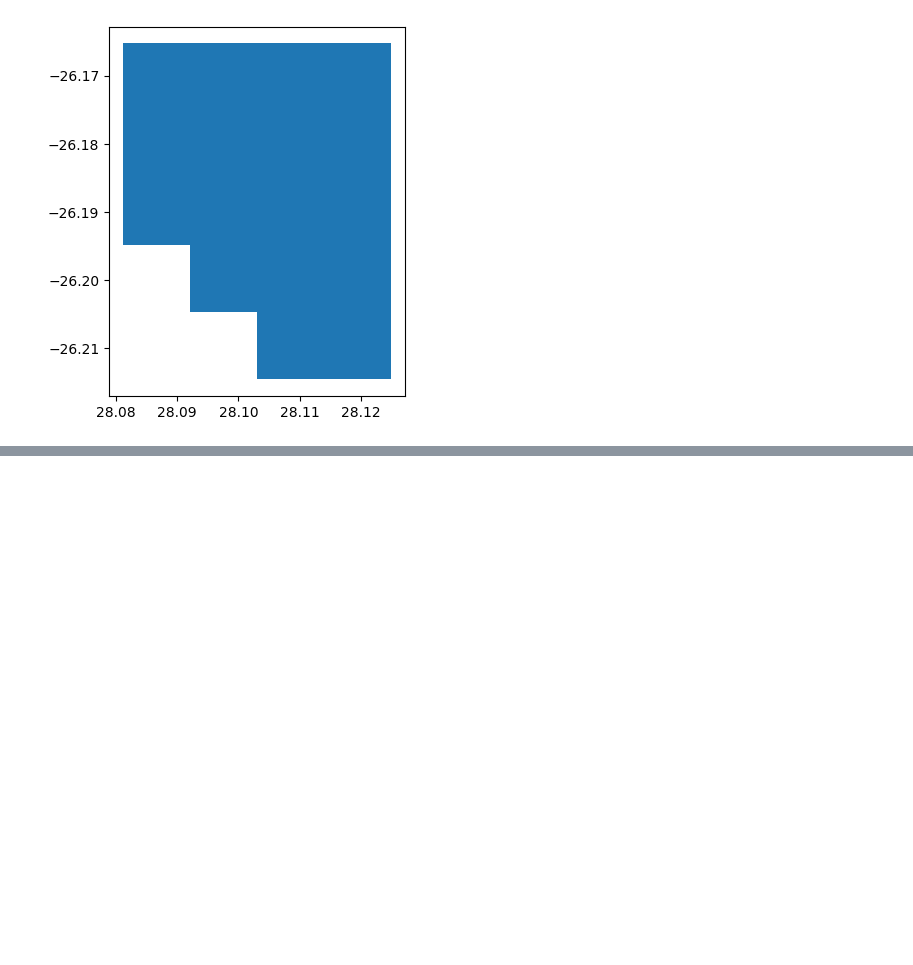
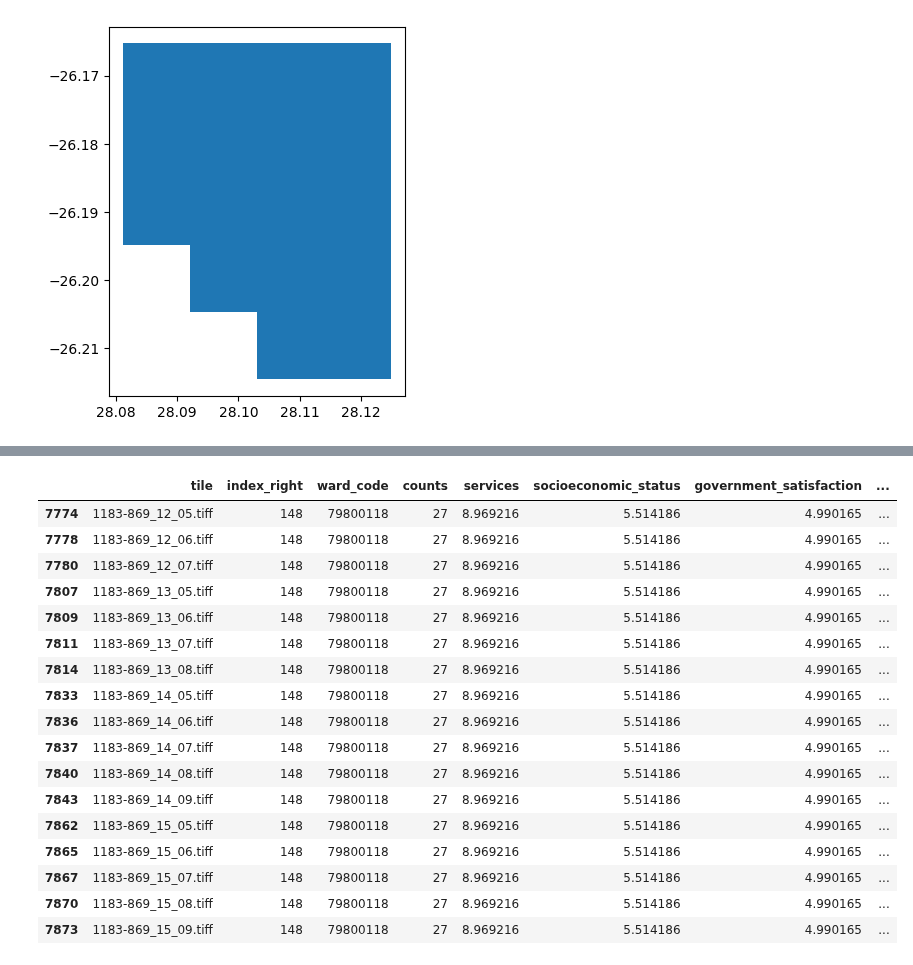
Before and after one commit to Emily-RoseSteyn/measuring-quality-of-life-gauteng, a Jupyter notebook: notebooks/sandbox.ipynb, the cells around one changed output, grey strips where cells are left out. Cells and saved outputs as stored; diff of their text form; code cells hidden in the pictures; blank space fills up the shorter version.

```diff
--- a/notebooks/sandbox.ipynb
+++ b/notebooks/sandbox.ipynb
@@ -101,0 +104,3 @@ join_left_df.plot()
+# %%
+full_output = gpd.read_file("outputs/matched/gauteng-qol-cluster-tiles.geojson")
+full_output
@@ -101,0 +121,22 @@ join_left_df.plot()
+# %%
+kensington_matched = full_output[full_output["ward_code"]=="79800118"]
+kensington_matched
+# %% [output]
+|  | tile | index_right | ward_code | counts | services | socioeconomic_status | government_satisfaction | ... |
+| 7774 | 1183-869_12_05.tiff | 148 | 79800118 | 27 | 8.969216 | 5.514186 | 4.990165 | ... |
+| 7778 | 1183-869_12_06.tiff | 148 | 79800118 | 27 | 8.969216 | 5.514186 | 4.990165 | ... |
+| 7780 | 1183-869_12_07.tiff | 148 | 79800118 | 27 | 8.969216 | 5.514186 | 4.990165 | ... |
+| 7807 | 1183-869_13_05.tiff | 148 | 79800118 | 27 | 8.969216 | 5.514186 | 4.990165 | ... |
+| 7809 | 1183-869_13_06.tiff | 148 | 79800118 | 27 | 8.969216 | 5.514186 | 4.990165 | ... |
+| 7811 | 1183-869_13_07.tiff | 148 | 79800118 | 27 | 8.969216 | 5.514186 | 4.990165 | ... |
+| 7814 | 1183-869_13_08.tiff | 148 | 79800118 | 27 | 8.969216 | 5.514186 | 4.990165 | ... |
+| 7833 | 1183-869_14_05.tiff | 148 | 79800118 | 27 | 8.969216 | 5.514186 | 4.990165 | ... |
+| 7836 | 1183-869_14_06.tiff | 148 | 79800118 | 27 | 8.969216 | 5.514186 | 4.990165 | ... |
+| 7837 | 1183-869_14_07.tiff | 148 | 79800118 | 27 | 8.969216 | 5.514186 | 4.990165 | ... |
+| 7840 | 1183-869_14_08.tiff | 148 | 79800118 | 27 | 8.969216 | 5.514186 | 4.990165 | ... |
+| 7843 | 1183-869_14_09.tiff | 148 | 79800118 | 27 | 8.969216 | 5.514186 | 4.990165 | ... |
+| 7862 | 1183-869_15_05.tiff | 148 | 79800118 | 27 | 8.969216 | 5.514186 | 4.990165 | ... |
+| 7865 | 1183-869_15_06.tiff | 148 | 79800118 | 27 | 8.969216 | 5.514186 | 4.990165 | ... |
+| 7867 | 1183-869_15_07.tiff | 148 | 79800118 | 27 | 8.969216 | 5.514186 | 4.990165 | ... |
+| 7870 | 1183-869_15_08.tiff | 148 | 79800118 | 27 | 8.969216 | 5.514186 | 4.990165 | ... |
+| 7873 | 1183-869_15_09.tiff | 148 | 79800118 | 27 | 8.969216 | 5.514186 | 4.990165 | ... |
```
Also changed, not shown: parts of 3 cells of this notebook.
